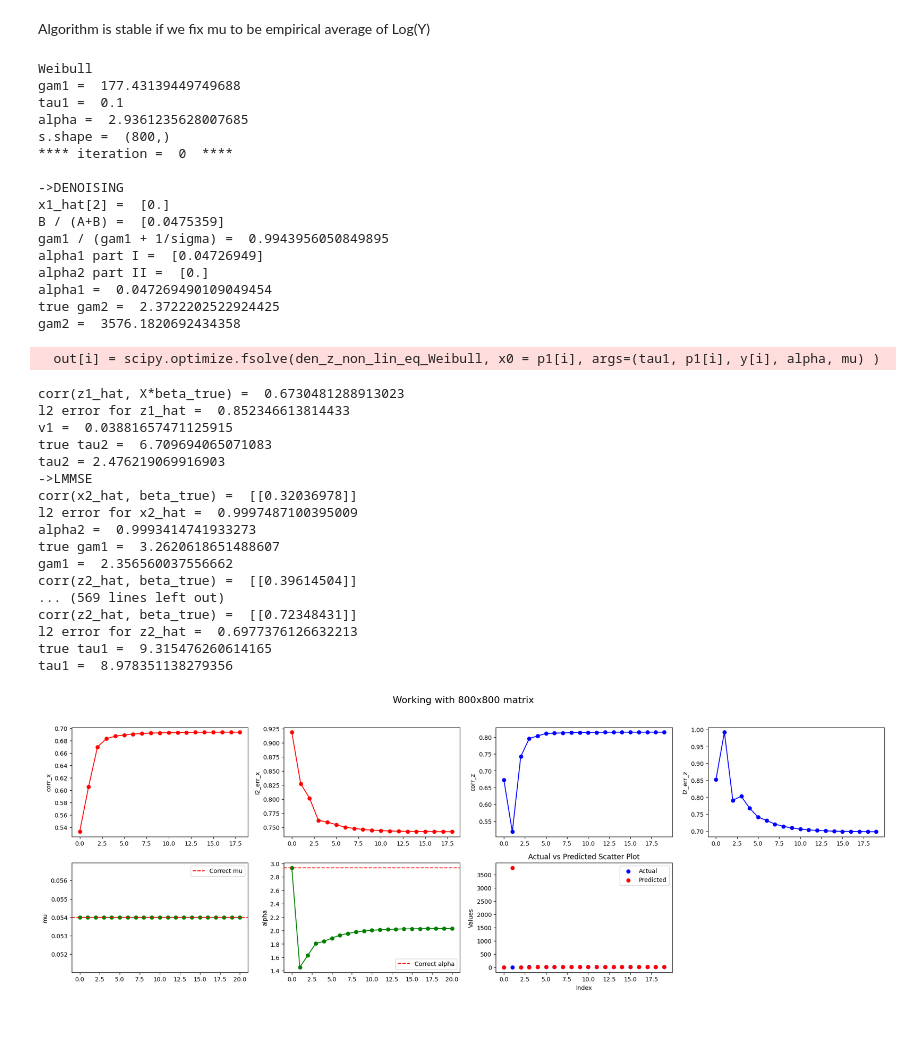
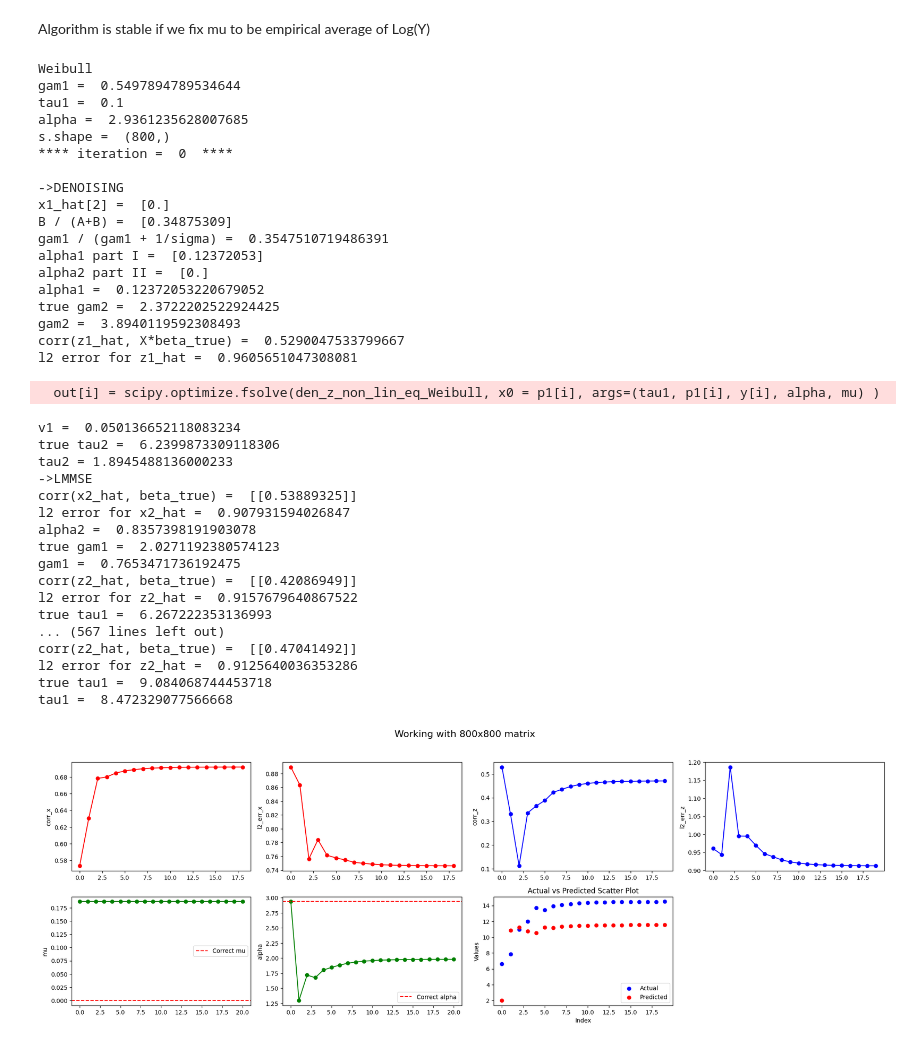
Before and after one commit to ADepope/vampW, a Jupyter notebook: vampW_EM.ipynb, the cells around one changed output. Cells and saved outputs as stored; diff of their text form; code cells hidden in the pictures.

```diff
--- a/vampW_EM.ipynb
+++ b/vampW_EM.ipynb
@@ -356,10 +356,12 @@ def infere(X, y, gam1, r1, tau1, p1, problem, maxiter, beta_true, update_mu, upd
         print("x1_hat[2] = ", x1_hat[2])
         if np.linalg.norm(x1_hat) != 0:
             # Cosine similarity
-            # corr = np.dot(x1_hat.transpose(), beta_true) / np.linalg.norm(x1_hat) / np.linalg.norm(beta_true)
-            corr = np.corrcoef(np.squeeze(x1_hat, axis=-1), np.squeeze(beta_true, axis=-1))
-            print("corr(x1_hat, beta_true) = ", corr[0, 1])
-            corrs_x.append(corr[0, 1])
+            corr = np.dot(x1_hat.transpose(), beta_true) / np.linalg.norm(x1_hat) / np.linalg.norm(beta_true)
+            print("corr(x1_hat, beta_true) = ", corr[0][0])
+            corrs_x.append(corr[0][0])
+            # corr = np.corrcoef(np.squeeze(x1_hat, axis=-1), np.squeeze(beta_true, axis=-1))
+            # print("corr(x1_hat, beta_true) = ", corr[0, 1])
+            # corrs_x.append(corr[0, 1])
             l2_err = np.linalg.norm(x1_hat - beta_true) / np.linalg.norm(beta_true)
             print("l2 error for x1_hat = ", l2_err)
             l2_errs_x.append(l2_err)
@@ -376,10 +378,12 @@ def infere(X, y, gam1, r1, tau1, p1, problem, maxiter, beta_true, update_mu, upd
         ############################################################
         # Cosine similarity
         # Note: this correlation expression could be wrong!
-        # corr = np.dot(z1_hat.transpose(), Xbeta_true) / np.linalg.norm(z1_hat) / np.linalg.norm(Xbeta_true)
-        corr = np.corrcoef(np.squeeze(z1_hat, axis=-1), np.squeeze(Xbeta_true, axis=-1))
-        print("corr(z1_hat, X*beta_true) = ", corr[0, 1])
-        corrs_z.append(corr[0, 1])
+        corr = np.dot(z1_hat.transpose(), Xbeta_true) / np.linalg.norm(z1_hat) / np.linalg.norm(Xbeta_true)
+        print("corr(z1_hat, X*beta_true) = ", corr[0][0])
+        corrs_z.append(corr[0][0])
+        # corr = np.corrcoef(np.squeeze(z1_hat, axis=-1), np.squeeze(Xbeta_true, axis=-1))
+        # print("corr(z1_hat, X*beta_true) = ", corr[0, 1])
+        # corrs_z.append(corr[0, 1])
         l2_err = np.linalg.norm(z1_hat - Xbeta_true) / np.linalg.norm(Xbeta_true)
         print("l2 error for z1_hat = ", l2_err)
         l2_errs_z.append(l2_err)
@@ -580,59 +584,62 @@ Algorithm is stable if we fix mu to be empirical average of Log(Y)
 np.random.seed(42)
 n=800
 m=800
-mu=np.mean(np.log(y)).reshape(-1, 1)
+mu=np.full((n,1), 0)
 r1 = np.zeros((m,1))
 p1 = np.zeros((n,1))
 
 problem_instance = Problem(n=n, m=m, la=la, sigmas = [sigma], omegas=[omega], model='Weibull', mu=mu)
 X,beta,y,alpha = sim_model(problem_instance,h2,p )
+problem_instance.prior_instance.distribution_parameters['mu'] = np.mean(np.log(y)).reshape(-1, 1)
 
 print("gam1 = ", gam1)
 print("tau1 = ", tau1)
 print("alpha = ", alpha)
 
 # we start with an initialization that compleately complies with the assumptions
 r1 = np.zeros((m,1))
 #r1 = beta + random.normal(loc=0.0, scale=np.sqrt(1.0/gam1), size=[m,1])
 p1 = np.zeros((n,1))
 #p1 = X @ beta + random.normal(loc=0.0, scale=np.sqrt(1.0/tau1), size=[n,1])
 problem_instance.prior_instance.distribution_parameters['alpha']=alpha
 
 est, gam1, corrs_x, l2_errs_x, corrs_z, l2_errs_z, mus, alphas, a, ps, dl_dmus, z1_hats =  infere(X, y, gam1, r1, tau1, p1, problem_instance, maxiter, beta, False, True)
 plot_metrics(corrs_x, l2_errs_x, corrs_z, l2_errs_z, mus, alphas, dl_dmus, a, ps, mu[0][0], alpha, n, m)
 # %% [output]
 Weibull
-gam1 =  177.43139449749688
+gam1 =  0.5497894789534644
 tau1 =  0.1
 alpha =  2.9361235628007685
 s.shape =  (800,)
 **** iteration =  0  ****
 
 ->DENOISING
 x1_hat[2] =  [0.]
-B / (A+B) =  [0.0475359]
-gam1 / (gam1 + 1/sigma) =  0.9943956050849895
-alpha1 part I =  [0.04726949]
+B / (A+B) =  [0.34875309]
+gam1 / (gam1 + 1/sigma) =  0.3547510719486391
+alpha1 part I =  [0.12372053]
 alpha2 part II =  [0.]
-alpha1 =  0.047269490109049454
+alpha1 =  0.12372053220679052
 true gam2 =  2.3722202522924425
-gam2 =  3576.1820692434358
+gam2 =  3.8940119592308493
+corr(z1_hat, X*beta_true) =  0.5290047533799667
+l2 error for z1_hat =  0.9605651047308081
   out[i] = scipy.optimize.fsolve(den_z_non_lin_eq_Weibull, x0 = p1[i], args=(tau1, p1[i], y[i], alpha, mu) )
-corr(z1_hat, X*beta_true) =  0.6730481288913023
-l2 error for z1_hat =  0.852346613814433
-v1 =  0.03881657471125915
-true tau2 =  6.709694065071083
-tau2 = 2.476219069916903
+v1 =  0.050136652118083234
+true tau2 =  6.2399873309118306
+tau2 = 1.8945488136000233
 ->LMMSE
-corr(x2_hat, beta_true) =  [[0.32036978]]
-l2 error for x2_hat =  0.9997487100395009
-alpha2 =  0.9993414741933273
-true gam1 =  3.2620618651488607
-gam1 =  2.356560037556662
-corr(z2_hat, beta_true) =  [[0.39614504]]
-... (569 lines left out)
-corr(z2_hat, beta_true) =  [[0.72348431]]
-l2 error for z2_hat =  0.6977376126632213
-true tau1 =  9.315476260614165
-tau1 =  8.978351138279356
+corr(x2_hat, beta_true) =  [[0.53889325]]
+l2 error for x2_hat =  0.907931594026847
+alpha2 =  0.8357398191903078
+true gam1 =  2.0271192380574123
+gam1 =  0.7653471736192475
+corr(z2_hat, beta_true) =  [[0.42086949]]
+l2 error for z2_hat =  0.9157679640867522
+true tau1 =  6.267222353136993
+... (567 lines left out)
+corr(z2_hat, beta_true) =  [[0.47041492]]
+l2 error for z2_hat =  0.9125640036353286
+true tau1 =  9.084068744453718
+tau1 =  8.472329077566668
-[figure, old version]
+[figure, new version]
```
Also changed, not shown: parts of 3 cells of this notebook, 7 other files.
